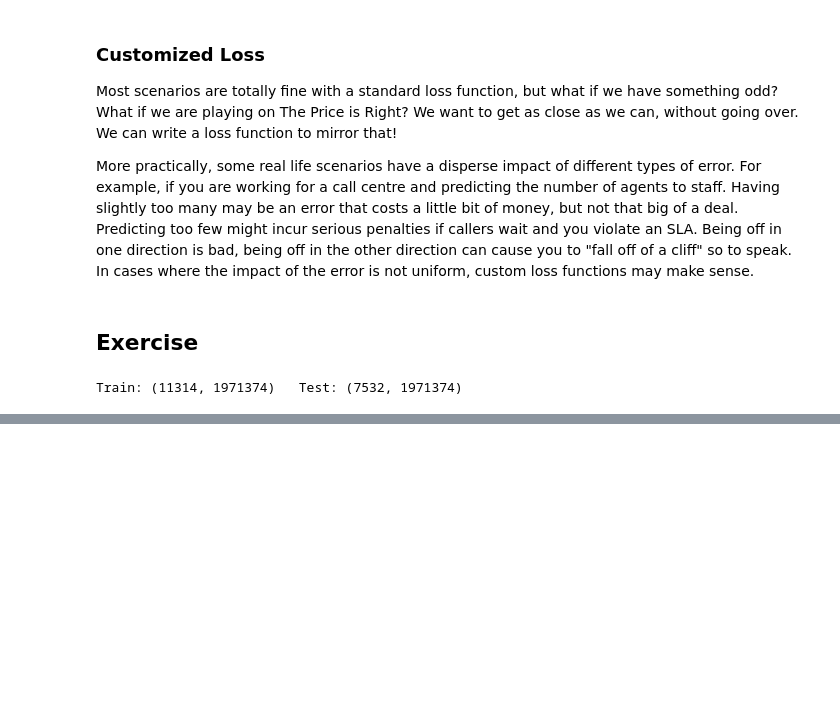
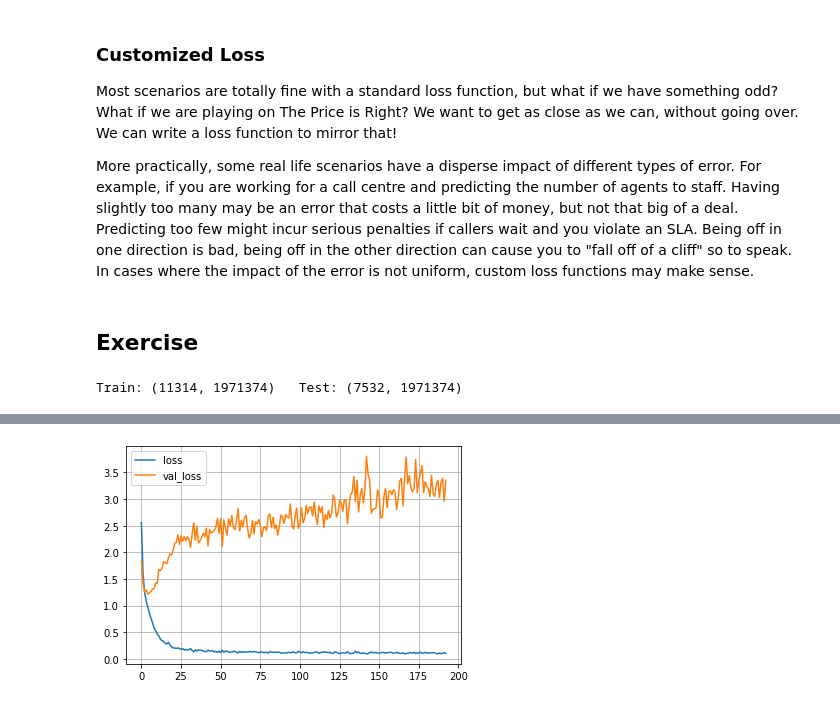
Before and after one commit to allyryry/3950_Workbooks, a Jupyter notebook: keras_tensor_sol.ipynb, the cells around one changed output, grey strips where cells are left out. Saved outputs shown, nothing was run; the diff lists cells and outputs as text; code cells hidden in the pictures; blank space fills up the shorter version.

```diff
--- a/keras_tensor_sol.ipynb
+++ b/keras_tensor_sol.ipynb
@@ -405,17 +405,21 @@ Train: (11314, 1971374)   Test: (7532, 1971374)
 y_test = np_utils.to_categorical(y_test)
 y_train = np_utils.to_categorical(y_train)
 # %%
-tsvd = TruncatedSVD(n_components=5000)
+tsvd = TruncatedSVD(n_components=200)
 X_train = tsvd.fit_transform(X_train)
 X_test = tsvd.transform(X_test)
 # %%
 model = Sequential()
-model.add(Dense(10000, input_dim=1971374, activation='relu'))
-model.add(Dense(5000, activation='relu'))
+model.add(Dense(1000, input_dim=200, activation='relu'))
+model.add(Dense(1000, activation='relu'))
 model.add(Dropout(0.2))
-model.add(Dense(5000, activation='relu'))
+model.add(Dense(1000, activation='relu'))
 model.add(Dropout(0.2))
-model.add(Dense(5000, activation='relu'))
+model.add(Dense(1000, activation='relu'))
+model.add(Dropout(0.2))
+model.add(Dense(200, activation='relu'))
+model.add(Dropout(0.2))
+model.add(Dense(200, activation='relu'))
 model.add(Dense(20, activation="softmax"))
 model.summary()
 # %% [output]
@@ -425,6 +444,7 @@ To enable them in other operations, rebuild TensorFlow with the appropriate comp
 callback = tf.keras.callbacks.EarlyStopping(monitor='loss', patience=50, restore_best_weights=True)
 
 model.compile(loss="categorical_crossentropy", optimizer="Adam", metrics=["accuracy"])
-train_log = model.fit(X_train, y_train, epochs=1000, batch_size=100, validation_split=.2, verbose=0, callbacks=[callback])
+train_log = model.fit(X_train, y_train, epochs=1000, batch_size=100, validation_split=.2, verbose=1, callbacks=[callback])
 model.evaluate(X_test, y_test)
 plot_loss(train_log)
+# %% [output]
@@ -430,0 +468 @@ plot_loss(train_log)
+[figure, added]
```
Also changed, not shown: parts of 2 cells of this notebook.
